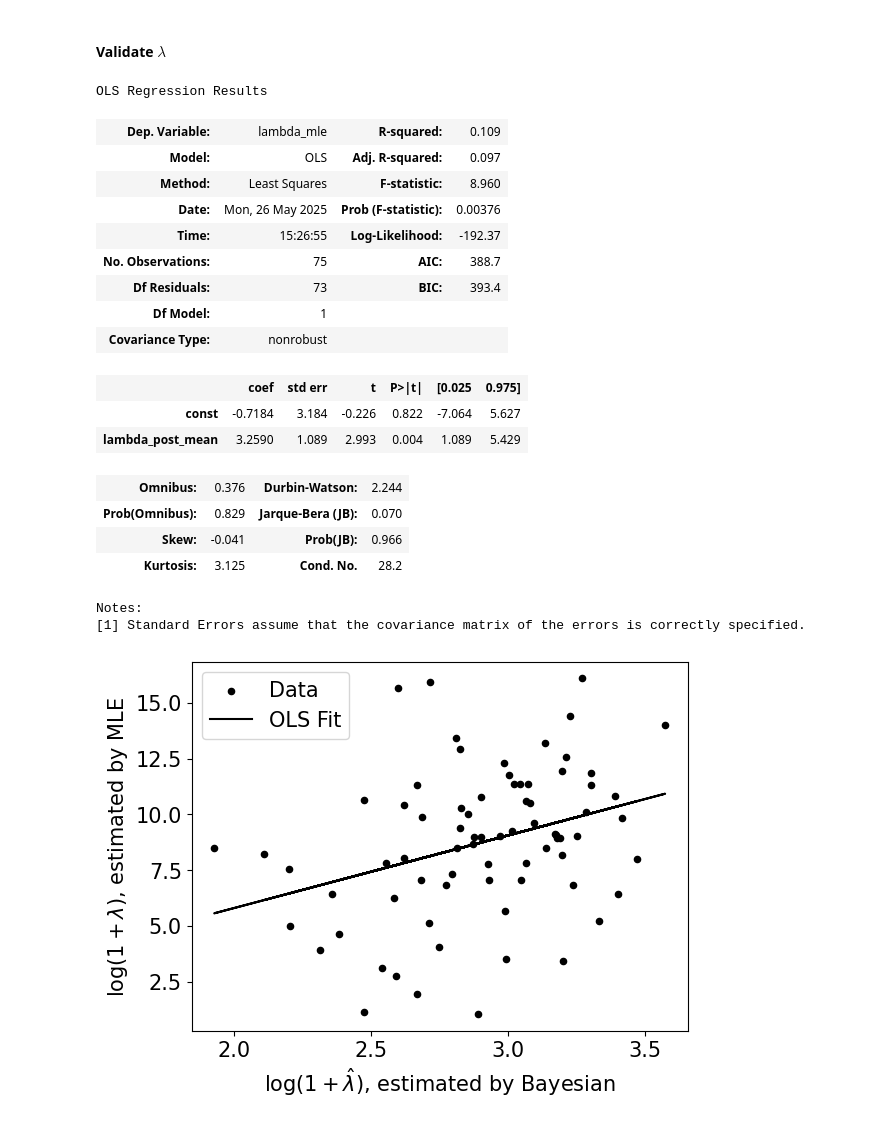
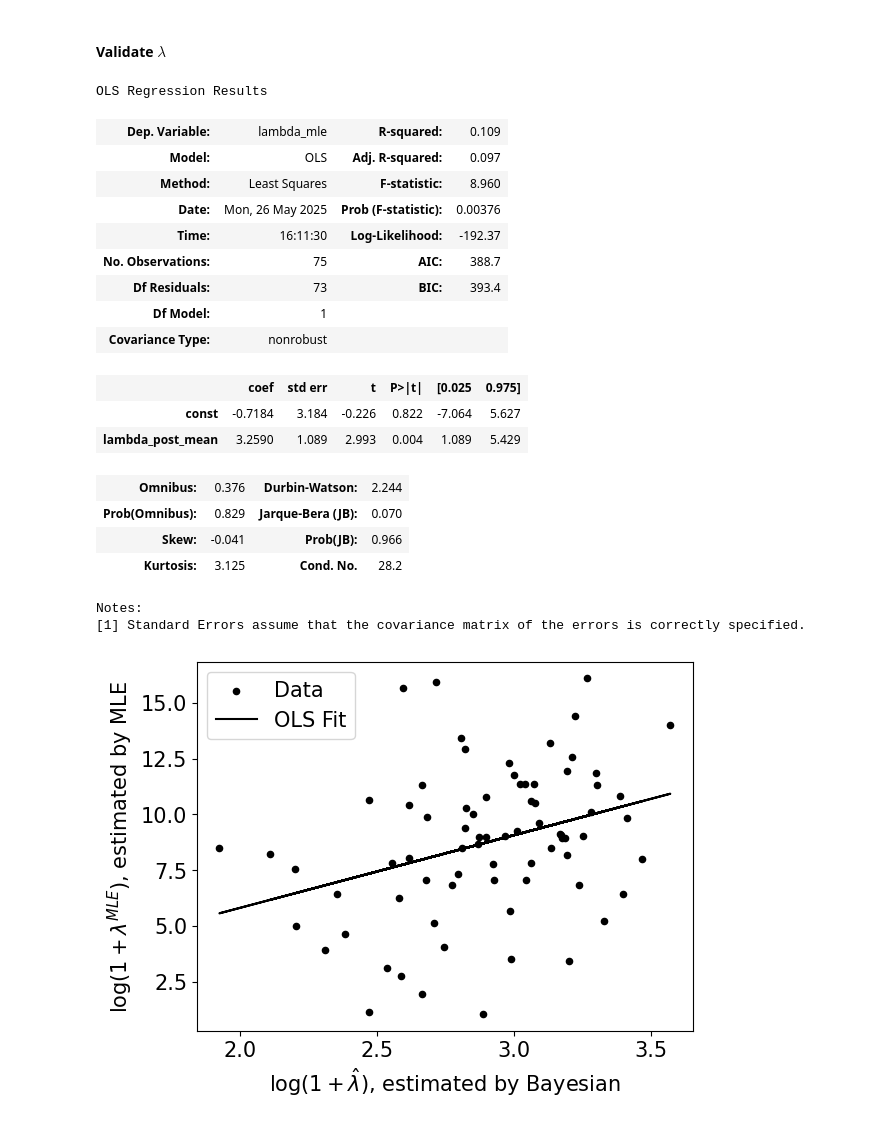
Before and after one commit to zhuanglinsheng/kaggle-contest-design, a Jupyter notebook: metakaggle/_validate.ipynb, the cells around one changed output. Saved outputs shown, nothing was run; the diff lists cells and outputs as text; code cells hidden in the pictures.

```diff
--- a/metakaggle/_validate.ipynb
+++ b/metakaggle/_validate.ipynb
@@ -456,36 +456,36 @@ lamb_hat_mle = np.log(1 + cross_contests['lambda_mle'])
 X_lamb = sm.add_constant(lamb_hat_bayes)
 model_lambda = sm.OLS(lamb_hat_mle, X_lamb).fit()
 lamb_hat_fit = model_lambda.predict(X_lamb)
 display(model_lambda.summary())
 
 plt.rcParams.update({'font.size': 15})
 plt.scatter(lamb_hat_bayes, lamb_hat_mle, s=20, label="Data", color="black", )
 plt.plot(lamb_hat_bayes, lamb_hat_fit, label="OLS Fit", color="black")
 plt.xlabel(r"$\log(1+\hat\lambda)$, estimated by Bayesian")
-plt.ylabel(r"$\log(1+\lambda)$, estimated by MLE")
+plt.ylabel(r"$\log(1+\lambda^{MLE})$, estimated by MLE")
 plt.legend(loc='upper left')
 plt.show()
 # %% [output]
 OLS Regression Results
 | Dep. Variable: | lambda_mle | R-squared: | 0.109 |
 | Model: | OLS | Adj. R-squared: | 0.097 |
 | Method: | Least Squares | F-statistic: | 8.960 |
 | Date: | Mon, 26 May 2025 | Prob (F-statistic): | 0.00376 |
-| Time: | 15:26:55 | Log-Likelihood: | -192.37 |
+| Time: | 16:11:30 | Log-Likelihood: | -192.37 |
 | No. Observations: | 75 | AIC: | 388.7 |
 | Df Residuals: | 73 | BIC: | 393.4 |
 | Df Model: | 1 |  |  |
 | Covariance Type: | nonrobust |  |  |
 |  | coef | std err | t | P>|t| | [0.025 | 0.975] |
 | const | -0.7184 | 3.184 | -0.226 | 0.822 | -7.064 | 5.627 |
 | lambda_post_mean | 3.2590 | 1.089 | 2.993 | 0.004 | 1.089 | 5.429 |
 | Omnibus: | 0.376 | Durbin-Watson: | 2.244 |
 | Prob(Omnibus): | 0.829 | Jarque-Bera (JB): | 0.070 |
 | Skew: | -0.041 | Prob(JB): | 0.966 |
 | Kurtosis: | 3.125 | Cond. No. | 28.2 |
 Notes:
 [1] Standard Errors assume that the covariance matrix of the errors is correctly specified.
-[figure, old version]
+[figure, new version]
 # %%
 outlier_test_result = model_lambda.outlier_test(method='bonf', alpha=0.05)
 # display(outlier_test_result)
```
Also changed, not shown: parts of 3 cells of this notebook, 2 other files.
